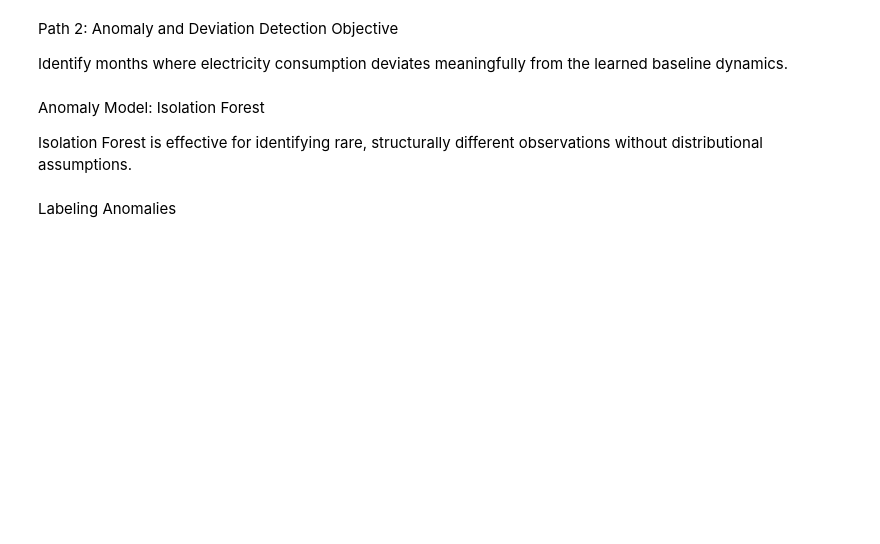
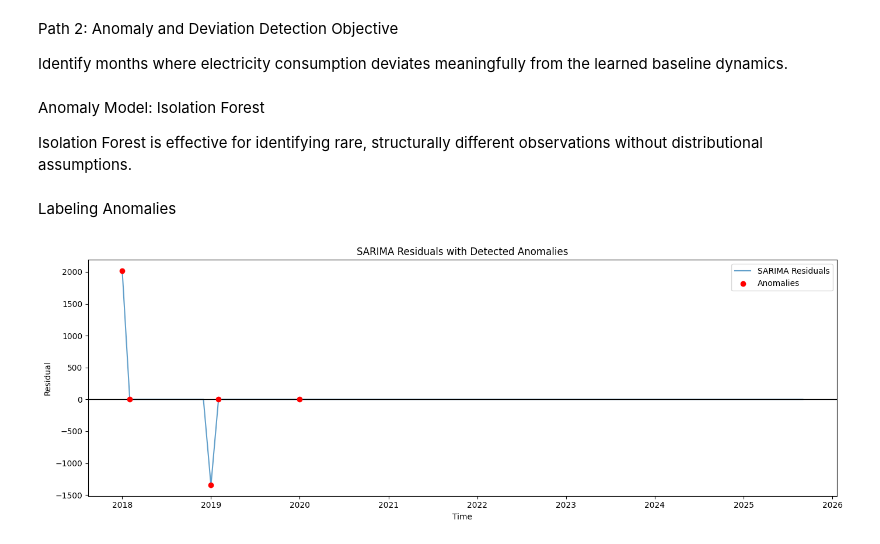
Before and after one commit to Nehemiahmageto/Unsupervised-Discovery-of-U.S.-Electricity-Consumption-Regimes-2015-2024-, a Jupyter notebook: model_2.ipynb, the cells around one changed output. Drawn from its saved outputs; the diff is of its cells as text; code cells hidden in the pictures; blank space fills up the shorter version.

```diff
--- a/model_2.ipynb
+++ b/model_2.ipynb
@@ -770,3 +770,28 @@ anomaly_labels == -1,
 index=residuals.index,
 name="is_anomaly"
 )
+# %%
+# -----------------------------
+# 1. Visualize residuals + anomalies
+# -----------------------------
+
+plt.figure(figsize=(14,5))
+plt.plot(residuals.index, residuals, label="SARIMA Residuals", alpha=0.7)
+
+plt.scatter(
+    anomalies[anomalies].index,
+    residuals[anomalies],
+    color="red",
+    label="Anomalies",
+    zorder=3
+)
+
+plt.axhline(0, color="black", linewidth=1)
+plt.title("SARIMA Residuals with Detected Anomalies")
+plt.xlabel("Time")
+plt.ylabel("Residual")
+plt.legend()
+plt.tight_layout()
+plt.show()
+# %% [output]
+[figure, added]
```
